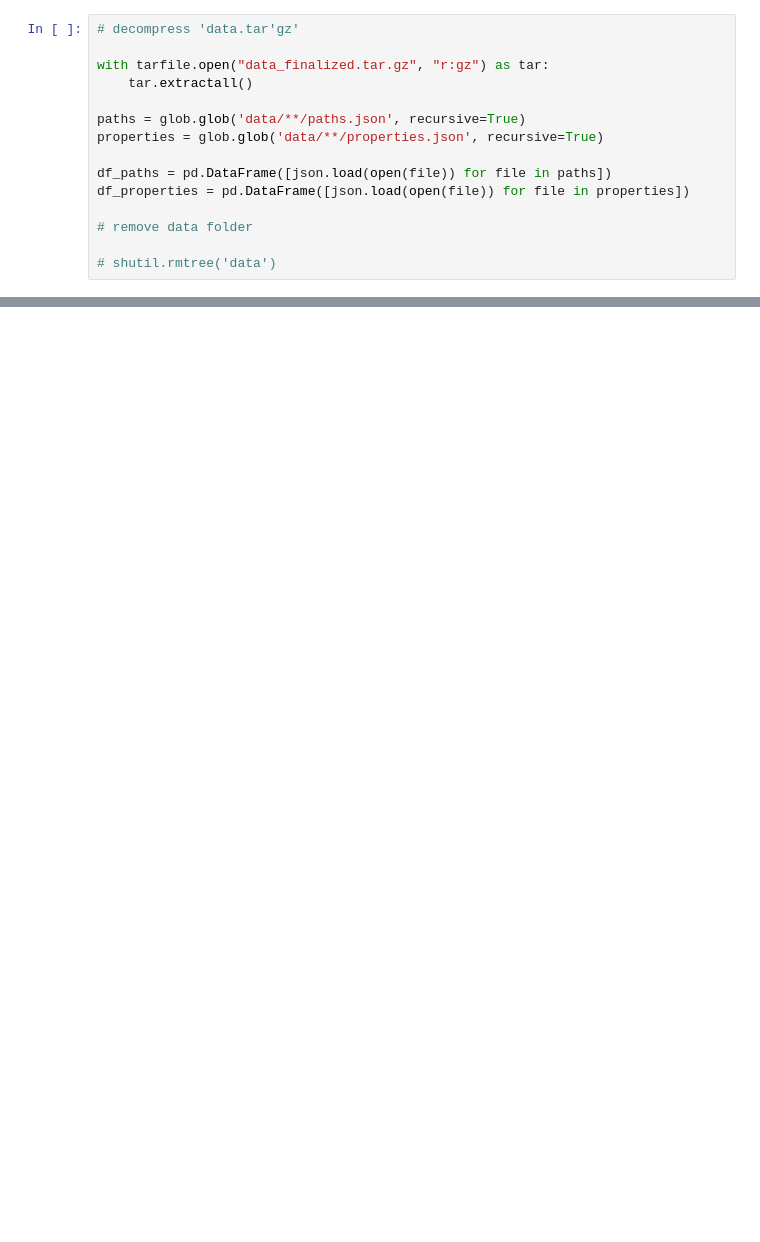
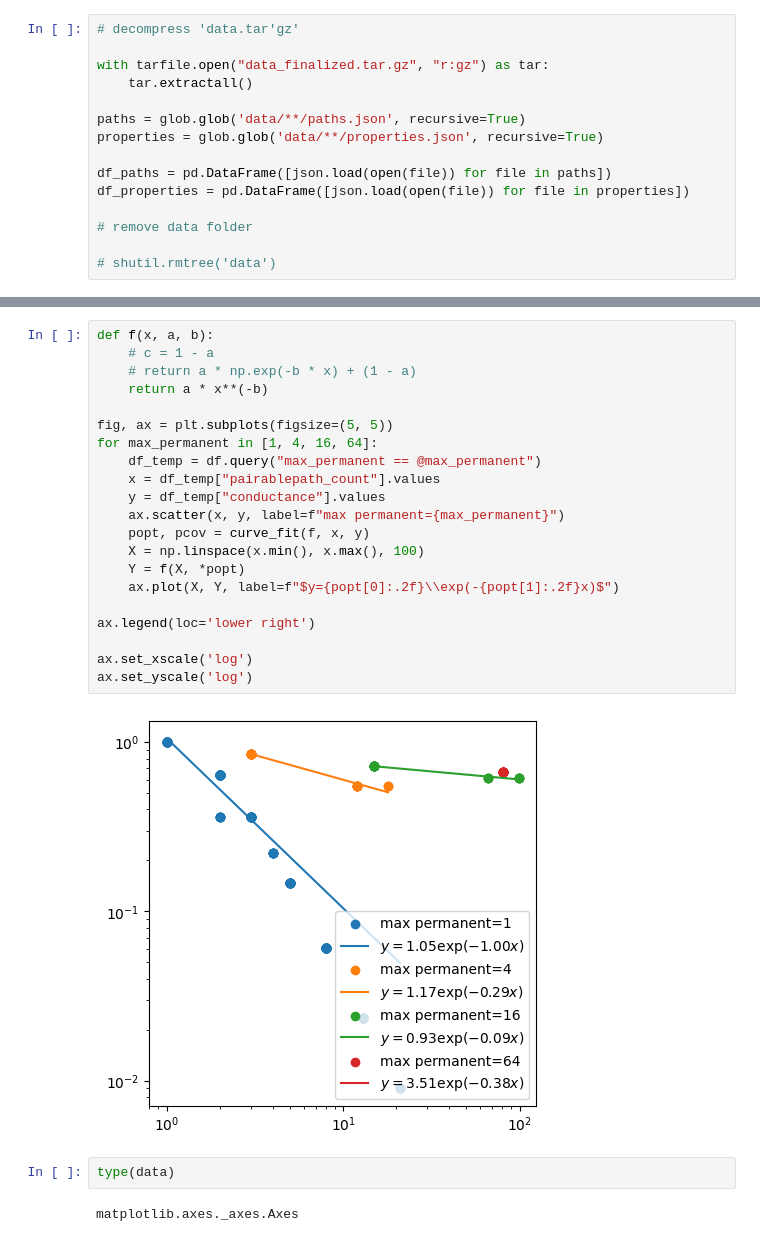
Before and after one commit to SoleilVermeil/grawiti, a Jupyter notebook: 3_analyse_conductance2.ipynb, the cells around one changed output, grey strips where cells are left out. Drawn from its saved outputs; the diff is of its cells as text; blank space fills up the shorter version.

Commit message:
Fixed plottings

```diff
--- a/3_analyse_conductance2.ipynb
+++ b/3_analyse_conductance2.ipynb
@@ -70,0 +39,27 @@ df
+# %%
+def f(x, a, b):
+    # c = 1 - a
+    # return a * np.exp(-b * x) + (1 - a)
+    return a * x**(-b)
+
+fig, ax = plt.subplots(figsize=(5, 5))
+for max_permanent in [1, 4, 16, 64]:
+    df_temp = df.query("max_permanent == @max_permanent")
+    x = df_temp["pairablepath_count"].values
+    y = df_temp["conductance"].values
+    ax.scatter(x, y, label=f"max permanent={max_permanent}")
+    popt, pcov = curve_fit(f, x, y)
+    X = np.linspace(x.min(), x.max(), 100)
+    Y = f(X, *popt)
+    ax.plot(X, Y, label=f"$y={popt[0]:.2f}\\exp(-{popt[1]:.2f}x)$")
+
+ax.legend(loc='lower right')
+
+ax.set_xscale('log')
+ax.set_yscale('log')
+# %% [output]
+[figure, added]
+# %%
+type(data)
+# %% [output]
+matplotlib.axes._axes.Axes
```
Also changed, not shown: parts of 6 cells of this notebook, 1 other file.
